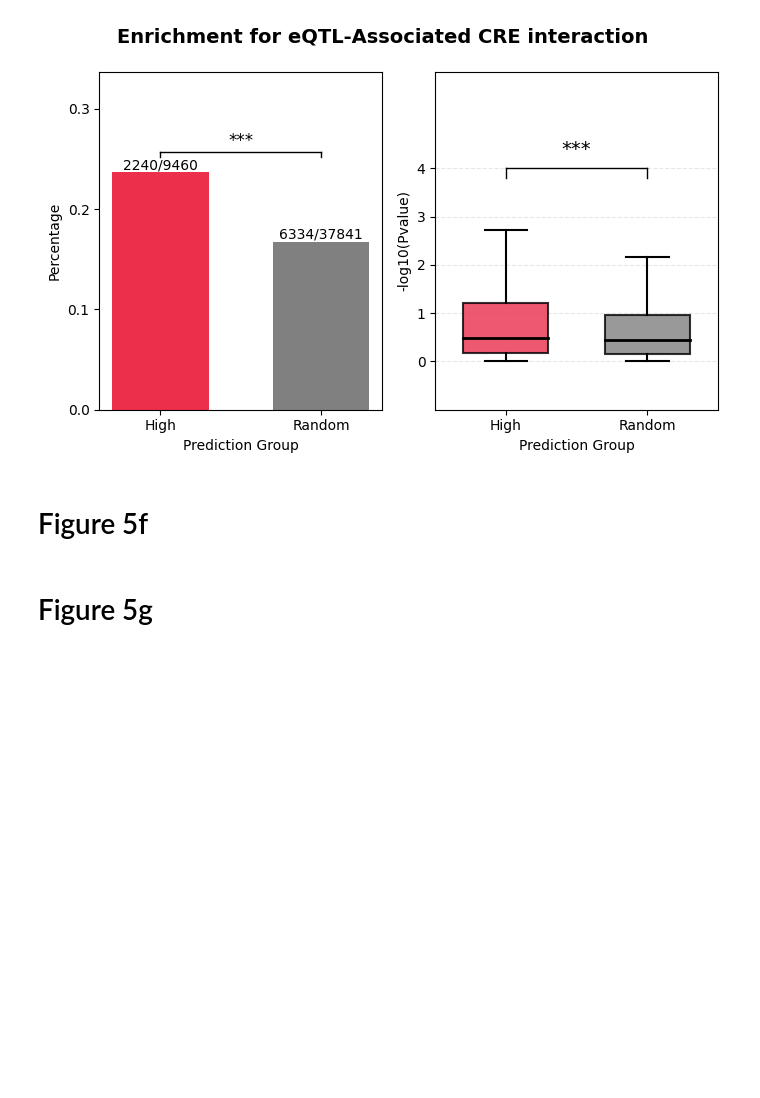
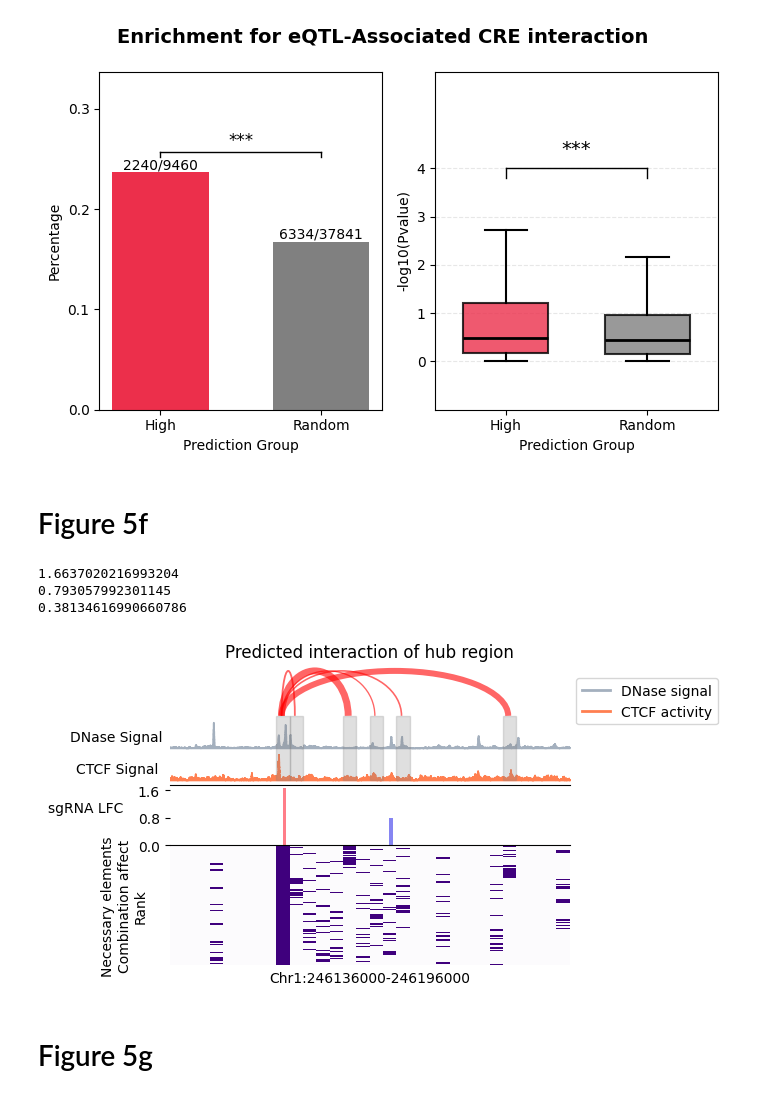
Before and after one commit to xmuhuanglab/eScreen, a Jupyter notebook: Analysis/Figure5.ipynb, the cells around one changed output. Drawn from its saved outputs; the diff is of its cells as text; code cells hidden in the pictures; blank space fills up the shorter version.

```diff
--- a/Analysis/Figure5.ipynb
+++ b/Analysis/Figure5.ipynb
@@ -73,11 +219,9 @@ import matplotlib.patches as patches
 # %%
-DATA_FILE = 'data/fig5/exps146_withreadout.txt'
-table = pd.read_csv(DATA_FILE, sep='\t')
-table = table[(table['cell_line'] == 'K562')].groupby(
-    ['id','chr','start','end'], as_index=False).agg({'RRA':'max','p':'max'}).reset_index(drop=True)
-Epah2table = table[(table['chr']=='chr1') & (table['start']>=16152000) & (table['start']<=16183000)].sort_values(by='start')
-data = pd.read_csv('data/fig5/EphA2loci.csv', index_col=0)
-data = pd.merge(data, Epah2table[['id','start','RRA','p']], how='left').fillna(-1)
+import pickle
+with open('data/fig5/ephA2_preprocessed.pkl', 'rb') as f:
+    prep = pickle.load(f)
+Epah2table = prep['Epah2table']
+data = prep['data']
 start = 16153000; end = 16183000
 dnase_array = np.load('data/fig5/epi_DNase_chr1_16153000_16183000.npy')
 k27ac_array = np.load('data/fig5/epi_H3K27ac_chr1_16153000_16183000.npy')
@@ -102,7 +246,7 @@ plt.yticks([-1.8, -1.3, -0.8, 0.5],
             'Necessity\n/Sufficiency'])
 plt.title('EphA2 locus: Necessity / Sufficiency Signal', fontsize=10)
 plt.legend(loc='upper left')
-plt.savefig('results/Fig5c_EphA2.png', dpi=300, bbox_inches='tight')
+plt.savefig('figures/Fig5c_EphA2.png', dpi=300, bbox_inches='tight')
 plt.show()
 # %% [output]
 [figure]
@@ -115,10 +259,10 @@ import numpy as np
 from scipy.stats import fisher_exact, mannwhitneyu
 import matplotlib.pyplot as plt
 lll = pd.read_csv(
-    '/cluster2/huanglab/liquan/data/eSCREEN/ANLYSIS/Insilico_validation/LiLeiInteraction/enhancer-gene-interaction_list.txt',
+    'data/fig5/lilei_interaction_list.txt',
     sep='\t', index_col=0
 )
-with open('/cluster2/huanglab/liquan/data/eSCREEN/ANLYSIS/Insilico_validation/LiLeiInteraction/LeiLiListResults-sbcr.pkl', 'rb') as file:
+with open('data/fig5/lilei_results.pkl', 'rb') as file:
     result = pickle.load(file)
 ipscore = []
 for r in result:
@@ -228,7 +372,7 @@ import numpy as np
 print(-np.log2(0.0309/0.0979))
 print(-np.log2(0.0565/0.0979))
 print( np.log2(0.0565/0.0979)/np.log2(0.0309/0.0979)*0.8 )
-with open('/cluster2/huanglab/liquan/data/eSCREEN/ANLYSIS/code/interaction_chr1.pkl','rb') as file:
+with open('data/fig5/interaction_chr1.pkl','rb') as file:
     data = pickle.load(file)
 def norml(x): return (x-x.min())/(x.max()-x.min())
 import seaborn as sns
@@ -269,33 +413,38 @@ connections = [
 line_widths = [ 0.497*10, 0.432*10, 0.130*10, 0.117*10, 0.098*10 ]
 for idx, (start, end) in enumerate(connections):
     x1, x2 = start, end
     y1, y2 = 0.5, 0.7
     mid = (x1 + x2) / 2
     width = abs(x2 - x1)
     arc = patches.Arc((mid, y1), width=width, height=y2, theta1=0, theta2=180, color='red',
                       alpha=0.6, linewidth=line_widths[idx])
     ax2.add_patch(arc)
 for i in [8,13,25,9,17,15]:
     x, y = i*2000, 0
     width, height = 2000, 0.5
     ax   = plt.gca()
     rect = Rectangle((x, y), width, height, linewidth=1, edgecolor='gray', facecolor='gray',alpha=0.25)
     ax.add_patch(rect)
 ax2.set_xticks([]);ax2.set_yticks([])
 ax2.spines['right'].set_visible(False)
 ax2.spines['left'].set_visible(False)
 ax2.spines['top'].set_visible(False)
 ax2.set_xlim([0,60000])
 ax2.set_title('Predicted interaction of hub region')
 ax2.text(-14000,0.05,'CTCF Signal')
 ax2.text(-15000,0.30,'DNase Signal')
 legend_elements = [
     plt.Line2D([0], [0], color='#a4b0be', lw=2, label='DNase signal'),
     plt.Line2D([0], [0], color='#ff7f50', lw=2, label='CTCF activity')
 ]
 plt.legend(handles=legend_elements, title='',
            bbox_to_anchor=(1.0, 0.95), loc='upper left', ncol=1)
 plt.show()
+# %% [output]
+1.6637020216993204
+0.793057992301145
+0.38134616990660786
+[figure, added]
 # %% [markdown]
 # Figure 5g
 # %%
```
Also changed, not shown: parts of 8 cells of this notebook, 2 other files.
